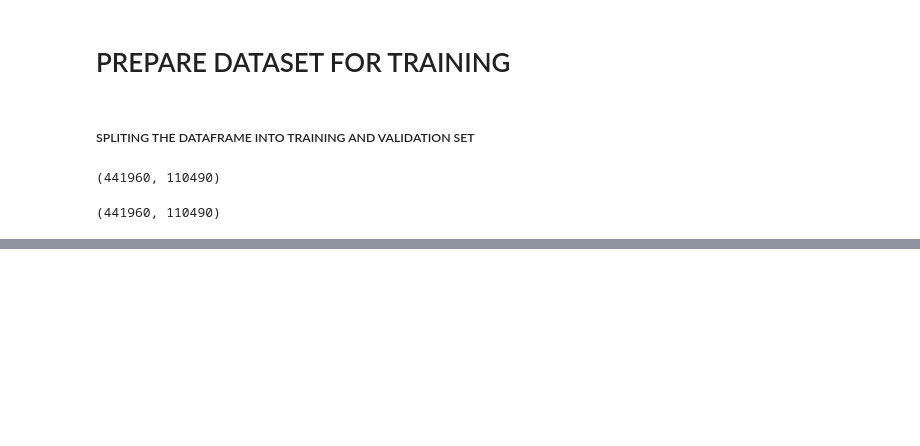
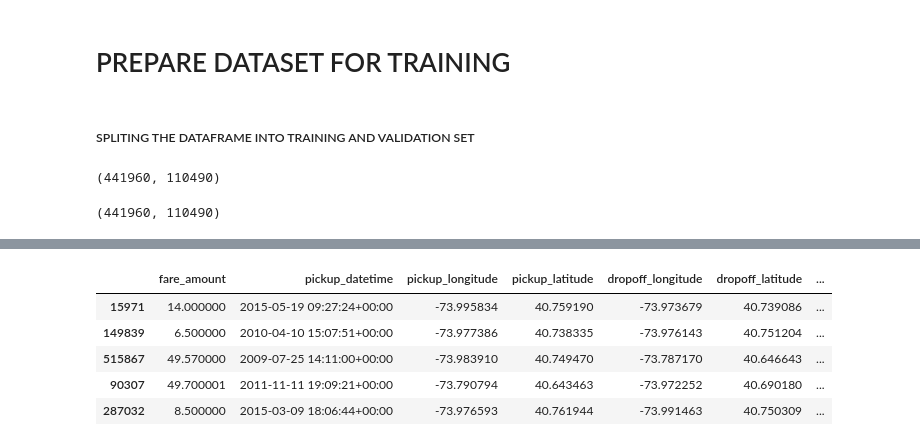
Before and after one commit to sandhyaammasi/NYTaxiFarePrediction, a Jupyter notebook: predictionModelCode.ipynb, the cells around one changed output, grey strips where cells are left out. Saved outputs shown, nothing was run; the diff lists cells and outputs as text; code cells hidden in the pictures; blank space fills up the shorter version.

```diff
--- a/predictionModelCode.ipynb
+++ b/predictionModelCode.ipynb
@@ -230,0 +370,9 @@ ValueError: The truth value of an array with more than one element is ambiguous.
+# %%
+val_df.head()
+# %% [output]
+|  | fare_amount | pickup_datetime | pickup_longitude | pickup_latitude | dropoff_longitude | dropoff_latitude | ... |
+| 15971 | 14.000000 | 2015-05-19 09:27:24+00:00 | -73.995834 | 40.759190 | -73.973679 | 40.739086 | ... |
+| 149839 | 6.500000 | 2010-04-10 15:07:51+00:00 | -73.977386 | 40.738335 | -73.976143 | 40.751204 | ... |
+| 515867 | 49.570000 | 2009-07-25 14:11:00+00:00 | -73.983910 | 40.749470 | -73.787170 | 40.646643 | ... |
+| 90307 | 49.700001 | 2011-11-11 19:09:21+00:00 | -73.790794 | 40.643463 | -73.972252 | 40.690180 | ... |
+| 287032 | 8.500000 | 2015-03-09 18:06:44+00:00 | -73.976593 | 40.761944 | -73.991463 | 40.750309 | ... |
```
Also changed, not shown: parts of 72 cells of this notebook, 3 other files.
